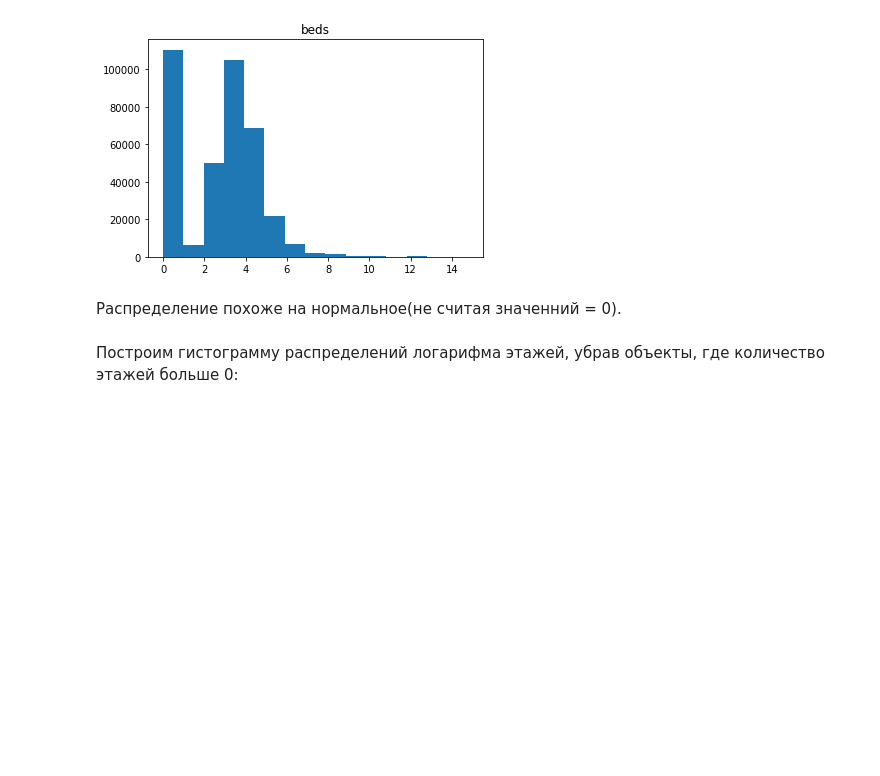
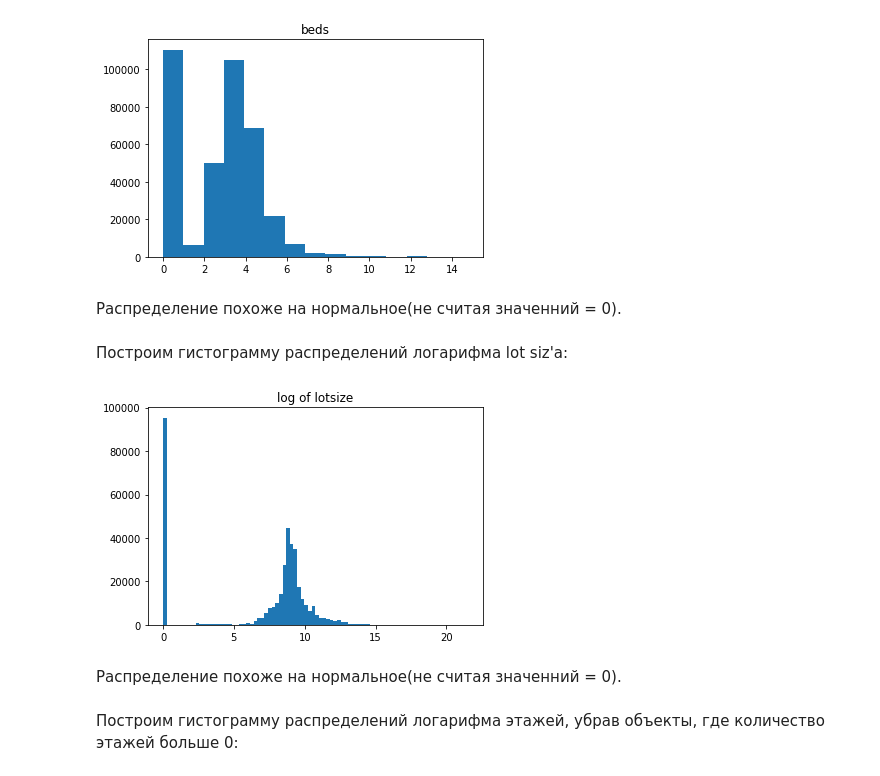
Before and after one commit to AndruKP/house-prices-prediction, a Jupyter notebook: house_prices_prediction.ipynb, the cells around one changed output. Cells and saved outputs as stored; diff of their text form; code cells hidden in the pictures; blank space fills up the shorter version.

```diff
--- a/house_prices_prediction.ipynb
+++ b/house_prices_prediction.ipynb
@@ -287,0 +306,2 @@ df['yearBuilt'] = df['homeFacts'].apply(homeFacts_format)
+# %%
+df['heating'] = df['homeFacts'].apply(heating_format)
@@ -287,0 +334,2 @@ df['yearBuilt'] = df['homeFacts'].apply(homeFacts_format)
+# %%
+df['parking'] = df['homeFacts'].apply(parking_format)
@@ -288,3 +338,30 @@ df['yearBuilt'] = df['homeFacts'].apply(homeFacts_format)
+# %%
+def lotsize_format(homeFacts):
+    # если homeFacts - непустой словарь, берём значение 'atAGlanceFacts', иначе 0
+    homeFacts = homeFacts.get('atAGlanceFacts', 0)
+    if homeFacts == 0:
+        return 0
+    # берём шестой елемент списка
+    homeFacts = homeFacts[5]
+    # если словарь не пуст, то берем значение
+    if homeFacts.get('factLabel') == 'lotsize':
+        homeFacts = str(homeFacts.get('factValue'))
+
+    if homeFacts == 0:
+        return homeFacts
+    homeFacts = homeFacts.replace('Sq. Ft.','')
+    homeFacts = re.sub('[^0-9\.]', '', homeFacts) # оставляем только цифры
+
+    try:
+        homeFacts = float(homeFacts)
+    #если homeFacts - пустая строка, возвращаем 0
+    except:
+        homeFacts = 0
+    if homeFacts < 10: # если homeFacts подано в акрах
+        homeFacts *= 43560
+    return homeFacts
+# %%
+df['lotsize'] = df['homeFacts'].apply(lotsize_format)
 # %% [markdown]
 #### Schools rating
 # %%
@@ -447,6 +524,16 @@ plt.show()
 [figure]
 # %% [markdown]
 Распределение похоже на нормальное(не считая значенний = 0).
+# %% [markdown]
+Построим гистограмму распределений логарифма lot siz'а:
+# %%
+_ = plt.hist(np.log(df['lotsize']+1),bins='auto')
+plt.title('log of lotsize')
+plt.show()
+# %% [output]
+[figure, added]
+# %% [markdown]
+Распределение похоже на нормальное(не считая значенний = 0).
 # %% [markdown]
 Построим гистограмму распределений логарифма этажей, убрав объекты, где количество этажей больше 0:
 # %%
```
Also changed, not shown: parts of 67 cells of this notebook.
